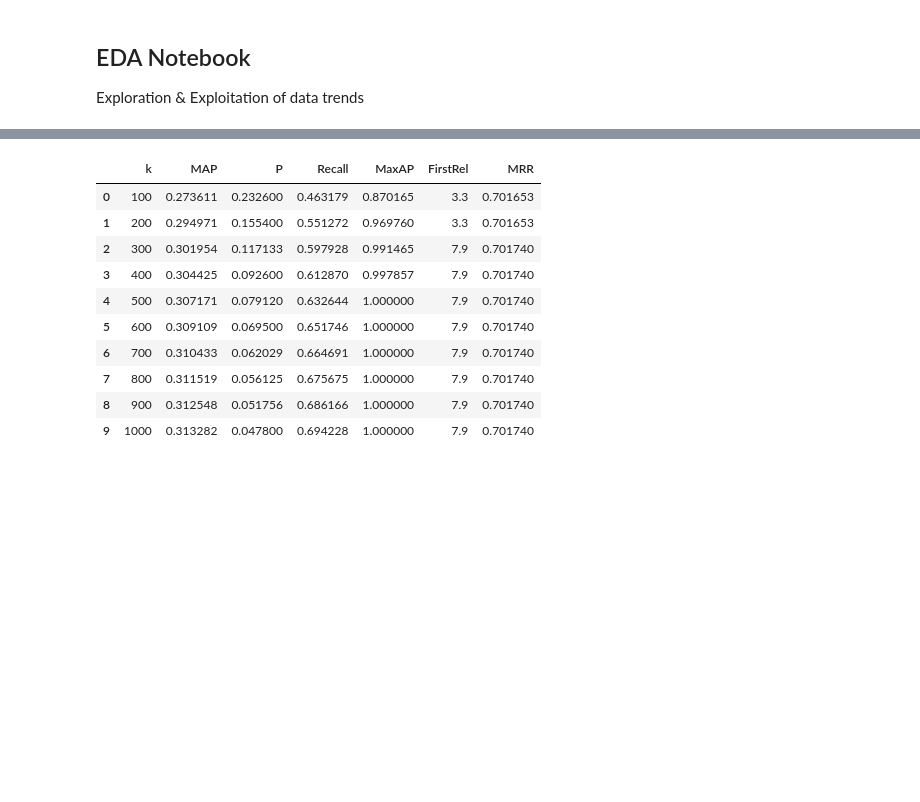
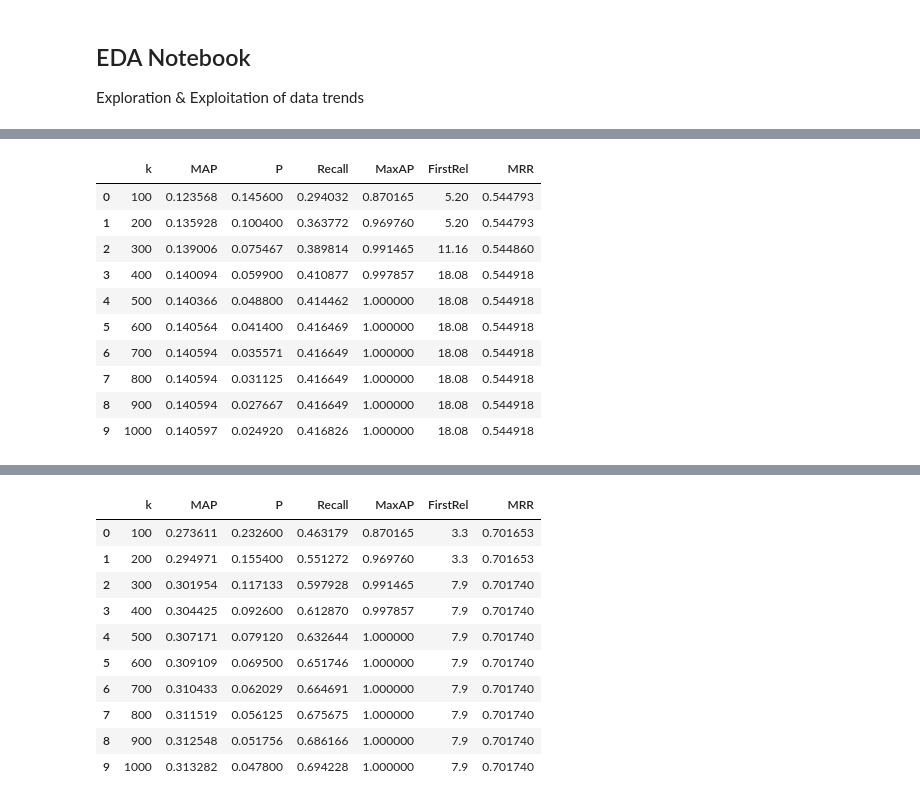
Before and after one commit to arielprosak116/FinalProject, a Jupyter notebook: EDA.ipynb, the cells around one changed output, grey strips where cells are left out. Drawn from its saved outputs; the diff is of its cells as text; code cells hidden in the pictures; blank space fills up the shorter version.

```diff
--- a/EDA.ipynb
+++ b/EDA.ipynb
@@ -8,0 +93,18 @@ from evaluate_map import evaluate_run, load_run, load_qrels, hardest_queries_rep
+# %%
+qrels = load_qrels("Data/qrels_50_Queries")
+best_vdb_run = load_run("vdb_results.txt")
+#vanilla_run = load_run("saved_results/run_CE_rrf_1.txt")
+res_df_vdb = evaluate_run(qrels, best_vdb_run)
+res_df_vdb
+# %% [output]
+|  | k | MAP | P | Recall | MaxAP | FirstRel | MRR |
+| 0 | 100 | 0.123568 | 0.145600 | 0.294032 | 0.870165 | 5.20 | 0.544793 |
+| 1 | 200 | 0.135928 | 0.100400 | 0.363772 | 0.969760 | 5.20 | 0.544793 |
+| 2 | 300 | 0.139006 | 0.075467 | 0.389814 | 0.991465 | 11.16 | 0.544860 |
+| 3 | 400 | 0.140094 | 0.059900 | 0.410877 | 0.997857 | 18.08 | 0.544918 |
+| 4 | 500 | 0.140366 | 0.048800 | 0.414462 | 1.000000 | 18.08 | 0.544918 |
+| 5 | 600 | 0.140564 | 0.041400 | 0.416469 | 1.000000 | 18.08 | 0.544918 |
+| 6 | 700 | 0.140594 | 0.035571 | 0.416649 | 1.000000 | 18.08 | 0.544918 |
+| 7 | 800 | 0.140594 | 0.031125 | 0.416649 | 1.000000 | 18.08 | 0.544918 |
+| 8 | 900 | 0.140594 | 0.027667 | 0.416649 | 1.000000 | 18.08 | 0.544918 |
+| 9 | 1000 | 0.140597 | 0.024920 | 0.416826 | 1.000000 | 18.08 | 0.544918 |
```
Also changed, not shown: parts of 11 cells of this notebook, 19 other files.
